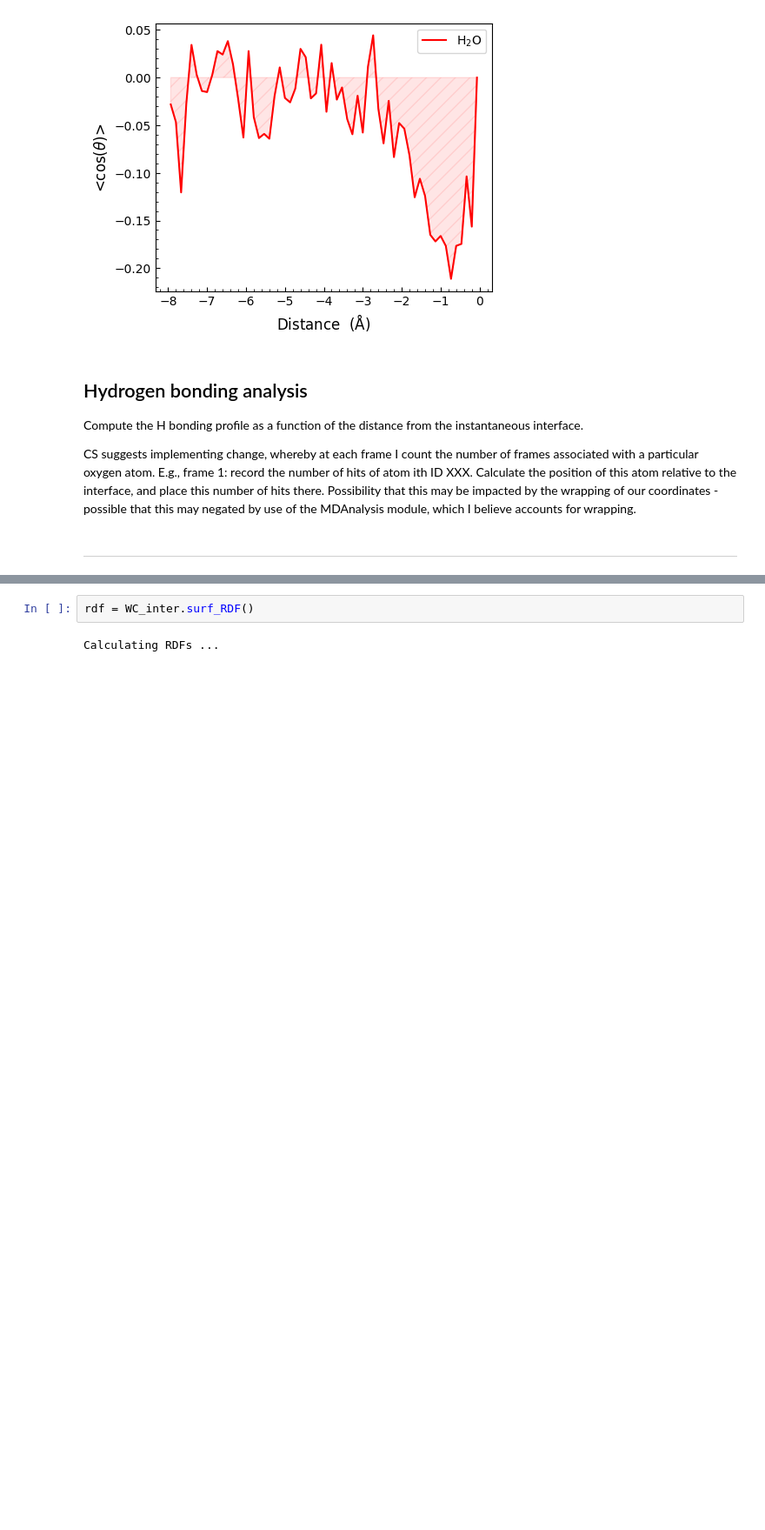
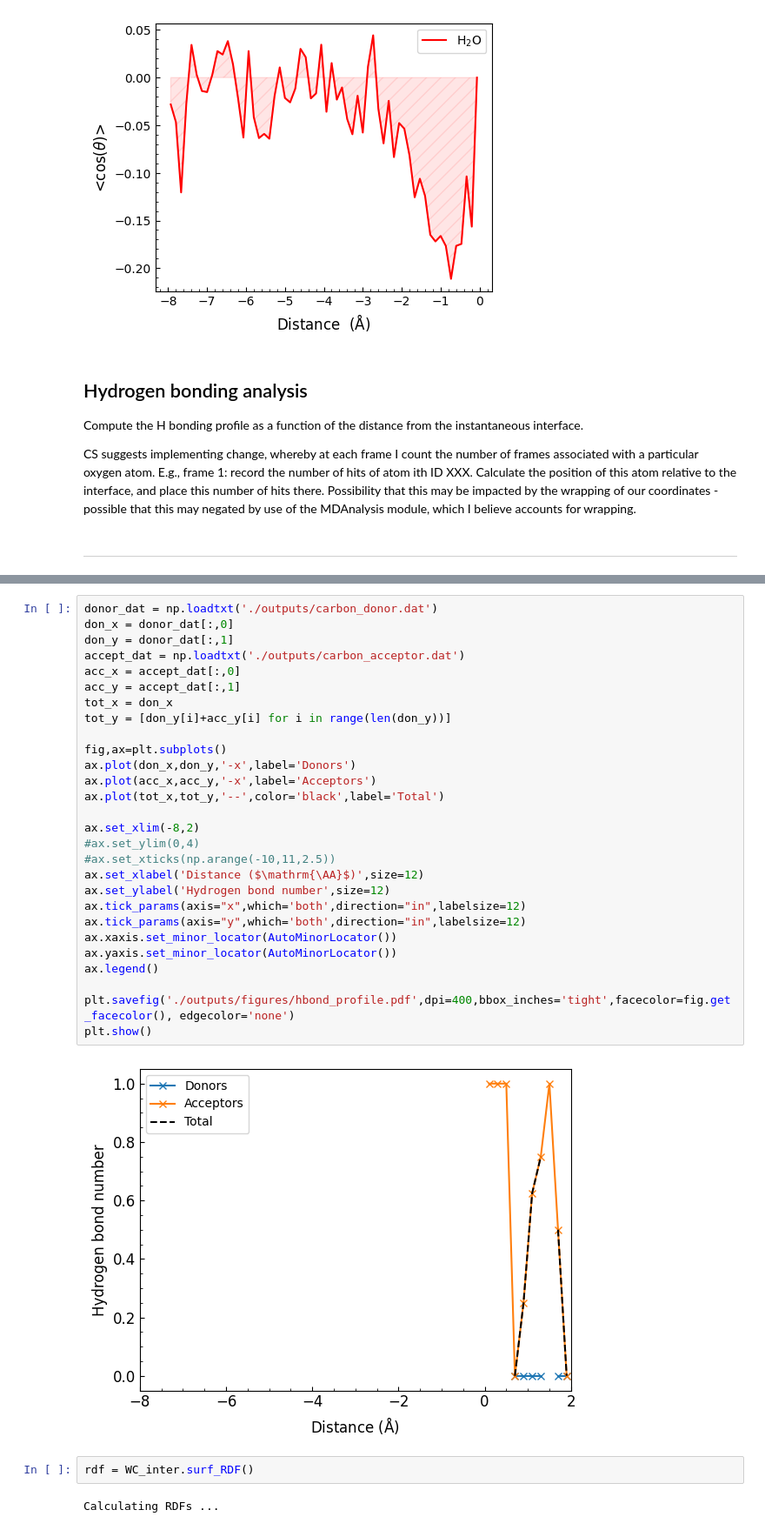
Before and after one commit to water-ice-group/on_a_WIM, a Jupyter notebook: development.ipynb, the cells around one changed output, grey strips where cells are left out. Shown: that part at 87% size. Drawn from its saved outputs; the diff is of its cells as text; blank space fills up the shorter version.

Commit message:
Added functionality for measuring hbond count/molecule for carbon species.

```diff
--- a/development.ipynb
+++ b/development.ipynb
@@ -289,3 +280,33 @@ plt.show()
+# %%
+donor_dat = np.loadtxt('./outputs/carbon_donor.dat')
+don_x = donor_dat[:,0]
+don_y = donor_dat[:,1]
+accept_dat = np.loadtxt('./outputs/carbon_acceptor.dat')
+acc_x = accept_dat[:,0]
+acc_y = accept_dat[:,1]
+tot_x = don_x
+tot_y = [don_y[i]+acc_y[i] for i in range(len(don_y))]
+
+fig,ax=plt.subplots()
+ax.plot(don_x,don_y,'-x',label='Donors')
+ax.plot(acc_x,acc_y,'-x',label='Acceptors')
+ax.plot(tot_x,tot_y,'--',color='black',label='Total')
+
+ax.set_xlim(-8,2)
+#ax.set_ylim(0,4)
+#ax.set_xticks(np.arange(-10,11,2.5))
+ax.set_xlabel('Distance ($\mathrm{\AA}$)',size=12)
+ax.set_ylabel('Hydrogen bond number',size=12)
+ax.tick_params(axis="x",which='both',direction="in",labelsize=12)
+ax.tick_params(axis="y",which='both',direction="in",labelsize=12)
+ax.xaxis.set_minor_locator(AutoMinorLocator())
+ax.yaxis.set_minor_locator(AutoMinorLocator())
+ax.legend()
+
+plt.savefig('./outputs/figures/hbond_profile.pdf',dpi=400,bbox_inches='tight',facecolor=fig.get_facecolor(), edgecolor='none')
+plt.show()
+# %% [output]
+[figure, added]
 # %%
 rdf = WC_inter.surf_RDF()
 # %% [output]
```
Also changed, not shown: parts of 3 cells of this notebook, 8 other files.
